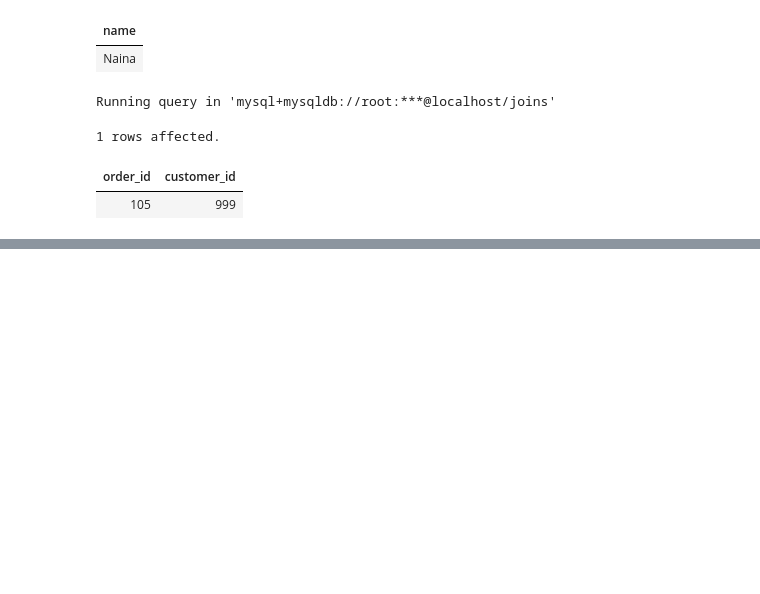
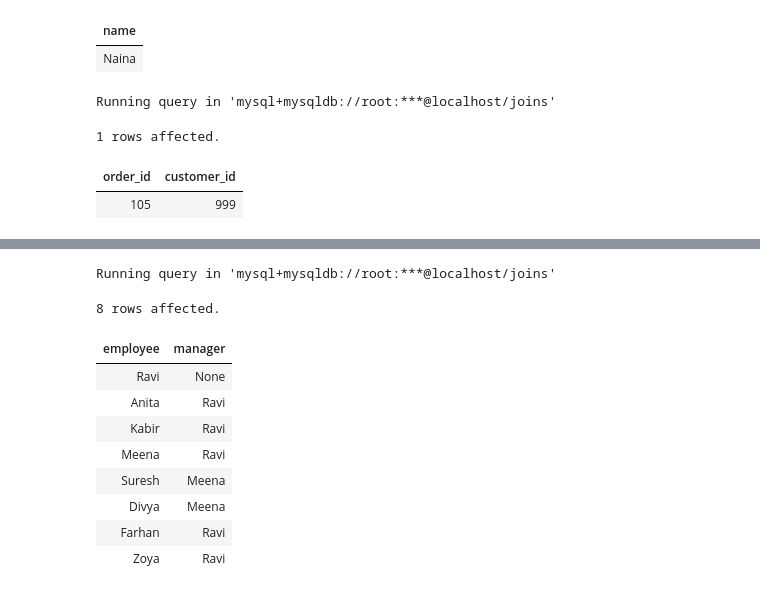
Before and after one commit to TheRajveerSingh/SQL-Journey-Basic-to-Advance, a Jupyter notebook: SQL-practice/MySQL/07_JOINSnotebook.ipynb, the cells around one changed output, grey strips where cells are left out. Drawn from its saved outputs; the diff is of its cells as text; code cells hidden in the pictures; blank space fills up the shorter version.

```diff
--- a/SQL-practice/MySQL/07_JOINSnotebook.ipynb
+++ b/SQL-practice/MySQL/07_JOINSnotebook.ipynb
@@ -522,0 +541,18 @@ Running query in 'mysql+mysqldb://root:***@localhost/joins'
+# %%
+%%sql
+# Q11: Display each employee's name along with their manager's name
+# Use SELF JOIN with LEFT JOIN: Employees table aliased twice (e = employee, m = manager); LEFT so Ravi (no manager) still appears with a NULL manager name
+SELECT e.name AS employee, m.name AS manager FROM Employees e
+LEFT JOIN Employees m ON e.manager_id = m.emp_id;
+# %% [output]
+Running query in 'mysql+mysqldb://root:***@localhost/joins'
+8 rows affected.
+| employee | manager |
+| Ravi | None |
+| Anita | Ravi |
+| Kabir | Ravi |
+| Meena | Ravi |
+| Suresh | Meena |
+| Divya | Meena |
+| Farhan | Ravi |
+| Zoya | Ravi |
```
Also changed, not shown: parts of 6 cells of this notebook.
